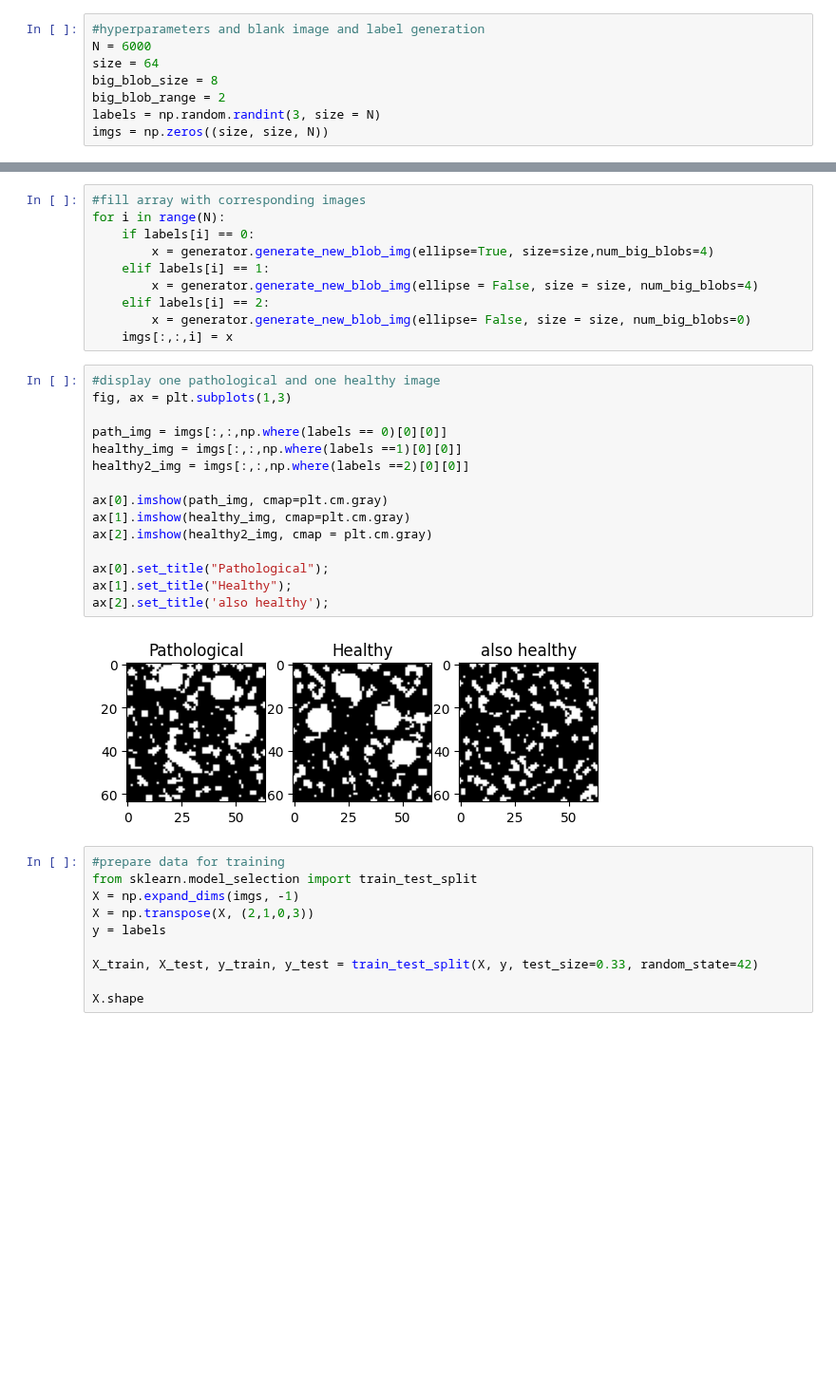
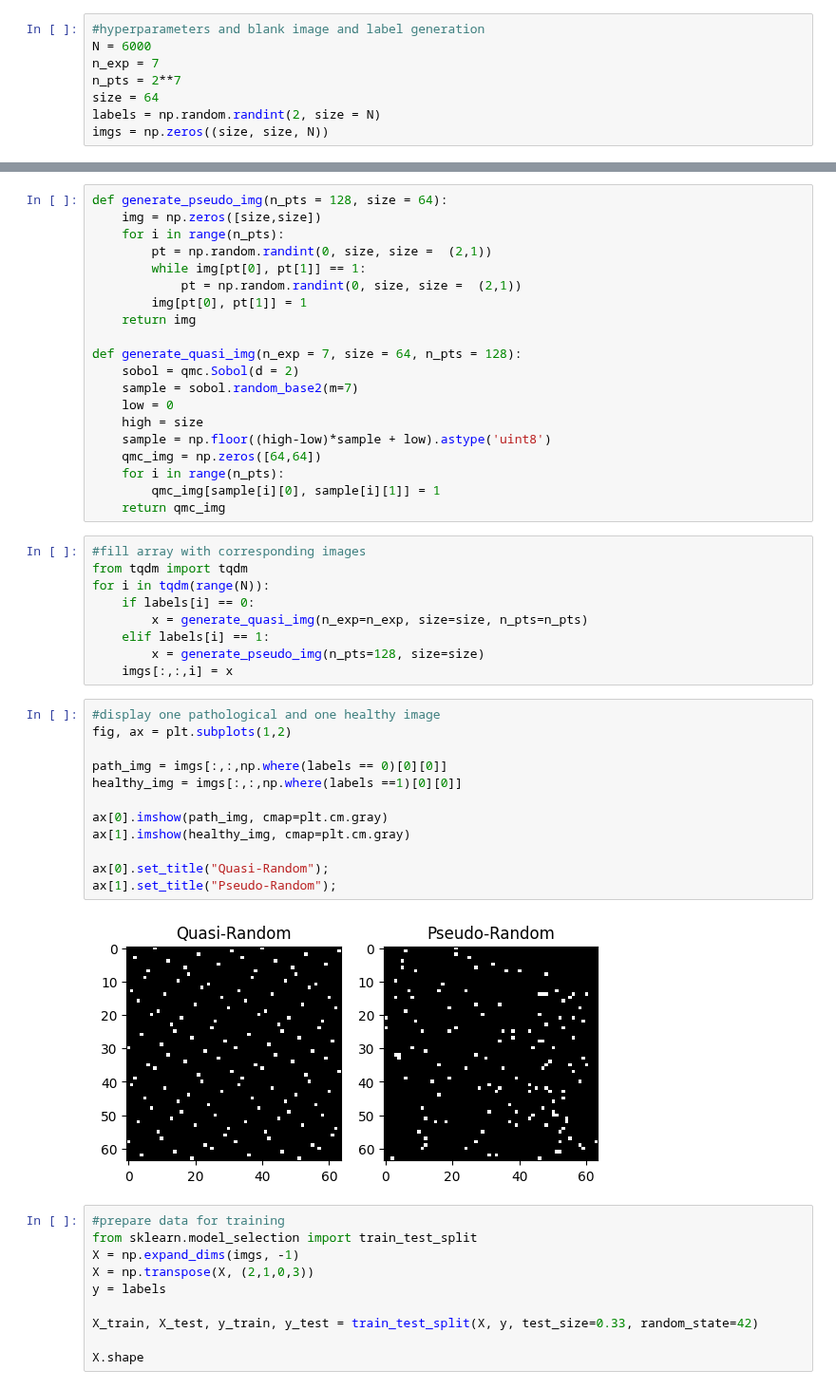
Before and after one commit to Kayzi0/ExplainBlobs, a Jupyter notebook: model_train.ipynb, the cells around one changed output, grey strips where cells are left out. Shown at 95% size. Cells and saved outputs as stored; diff of their text form; blank space fills up the shorter version.

```diff
--- a/model_train.ipynb
+++ b/model_train.ipynb
@@ -24,8 +17,8 @@ To enable them in other operations, rebuild TensorFlow with the appropriate comp
 # %%
 #hyperparameters and blank image and label generation
 N = 6000
+n_exp = 7
+n_pts = 2**7
 size = 64
-big_blob_size = 8
-big_blob_range = 2
-labels = np.random.randint(3, size = N)
+labels = np.random.randint(2, size = N)
 imgs = np.zeros((size, size, N))
@@ -32,30 +27,46 @@ imgs = np.zeros((size, size, N))
+# %%
+def generate_pseudo_img(n_pts = 128, size = 64):
+    img = np.zeros([size,size])
+    for i in range(n_pts):
+        pt = np.random.randint(0, size, size =  (2,1))
+        while img[pt[0], pt[1]] == 1:
+            pt = np.random.randint(0, size, size =  (2,1))
+        img[pt[0], pt[1]] = 1
+    return img
+
+def generate_quasi_img(n_exp = 7, size = 64, n_pts = 128):
+    sobol = qmc.Sobol(d = 2)
+    sample = sobol.random_base2(m=7)
+    low = 0
+    high = size
+    sample = np.floor((high-low)*sample + low).astype('uint8')
+    qmc_img = np.zeros([64,64])
+    for i in range(n_pts):
+        qmc_img[sample[i][0], sample[i][1]] = 1
+    return qmc_img
 # %%
 #fill array with corresponding images
-for i in range(N):
+from tqdm import tqdm
+for i in tqdm(range(N)):
     if labels[i] == 0:
-        x = generator.generate_new_blob_img(ellipse=True, size=size,num_big_blobs=4)
+        x = generate_quasi_img(n_exp=n_exp, size=size, n_pts=n_pts)
     elif labels[i] == 1:
-        x = generator.generate_new_blob_img(ellipse = False, size = size, num_big_blobs=4)
-    elif labels[i] == 2:
-        x = generator.generate_new_blob_img(ellipse= False, size = size, num_big_blobs=0)
+        x = generate_pseudo_img(n_pts=128, size=size)
     imgs[:,:,i] = x
 # %%
 #display one pathological and one healthy image
-fig, ax = plt.subplots(1,3)
+fig, ax = plt.subplots(1,2)
 
 path_img = imgs[:,:,np.where(labels == 0)[0][0]]
 healthy_img = imgs[:,:,np.where(labels ==1)[0][0]]
-healthy2_img = imgs[:,:,np.where(labels ==2)[0][0]]
 
 ax[0].imshow(path_img, cmap=plt.cm.gray)
 ax[1].imshow(healthy_img, cmap=plt.cm.gray)
-ax[2].imshow(healthy2_img, cmap = plt.cm.gray)
 
-ax[0].set_title("Pathological");
-ax[1].set_title("Healthy");
-ax[2].set_title('also healthy');
+ax[0].set_title("Quasi-Random");
+ax[1].set_title("Pseudo-Random");
 # %% [output]
-[figure, old version]
+[figure, new version]
 # %%
 #prepare data for training
 from sklearn.model_selection import train_test_split
```
Also changed, not shown: parts of 10 cells of this notebook, 5 other files.
